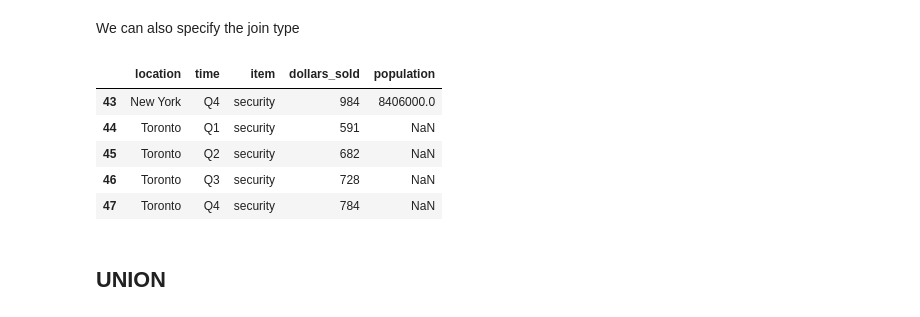
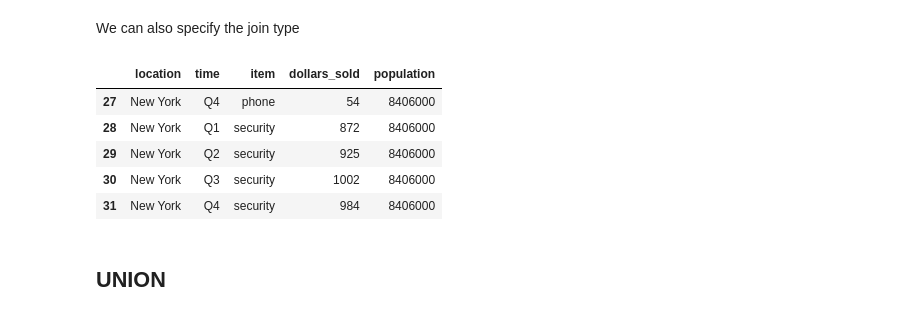
Before and after one commit to daniel-hocking/COMP9318, a Jupyter notebook: L1 - Pandas-1.ipynb, the cells around one changed output. Cells and saved outputs as stored; diff of their text form; code cells hidden in the pictures.

```diff
--- a/L1 - Pandas-1.ipynb
+++ b/L1 - Pandas-1.ipynb
@@ -199,14 +199,14 @@ pd.merge(df,df2,on='location').head()
 # %% [markdown]
 We can also specify the join type
 # %%
-pd.merge(df,df2,on='location',how='left').tail()
+pd.merge(df,df2,on='location',how='inner').tail()
 # %% [output]
 |  | location | time | item | dollars_sold | population |
-| 43 | New York | Q4 | security | 984 | 8406000.0 |
-| 44 | Toronto | Q1 | security | 591 | NaN |
-| 45 | Toronto | Q2 | security | 682 | NaN |
-| 46 | Toronto | Q3 | security | 728 | NaN |
-| 47 | Toronto | Q4 | security | 784 | NaN |
+| 27 | New York | Q4 | phone | 54 | 8406000 |
+| 28 | New York | Q1 | security | 872 | 8406000 |
+| 29 | New York | Q2 | security | 925 | 8406000 |
+| 30 | New York | Q3 | security | 1002 | 8406000 |
+| 31 | New York | Q4 | security | 984 | 8406000 |
 # %% [markdown]
 ## UNION
 # %%
```
Also changed, not shown: parts of 8 cells of this notebook.
